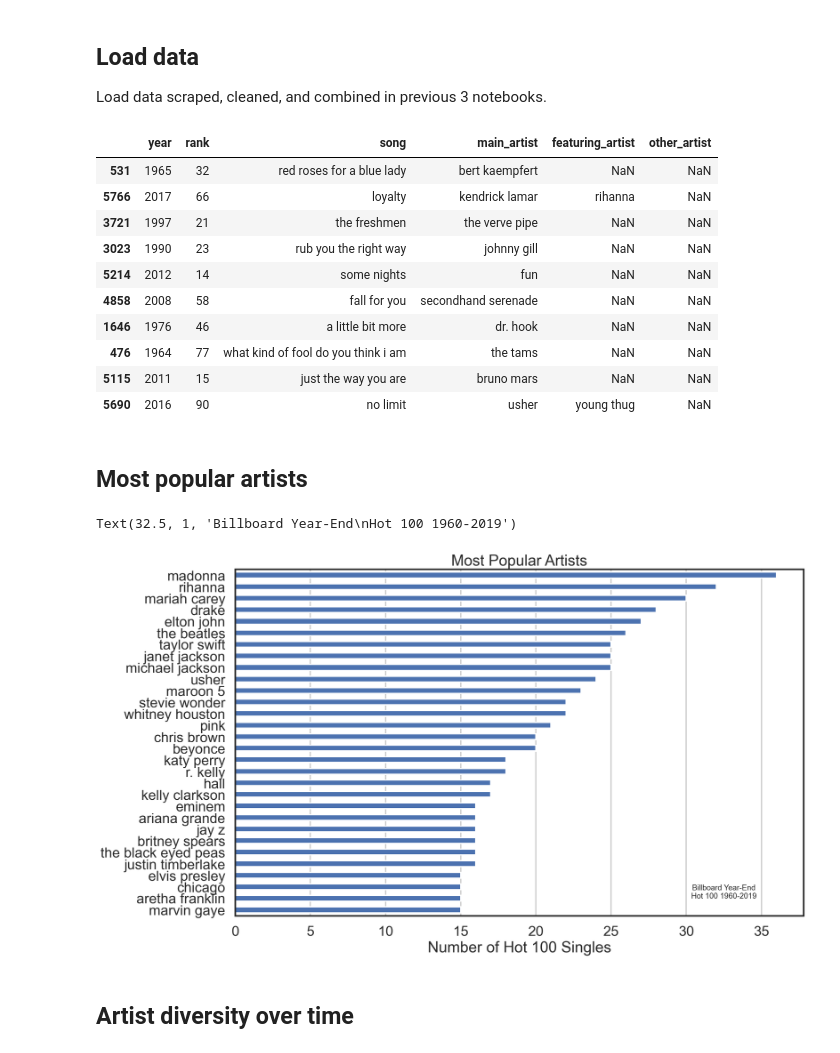
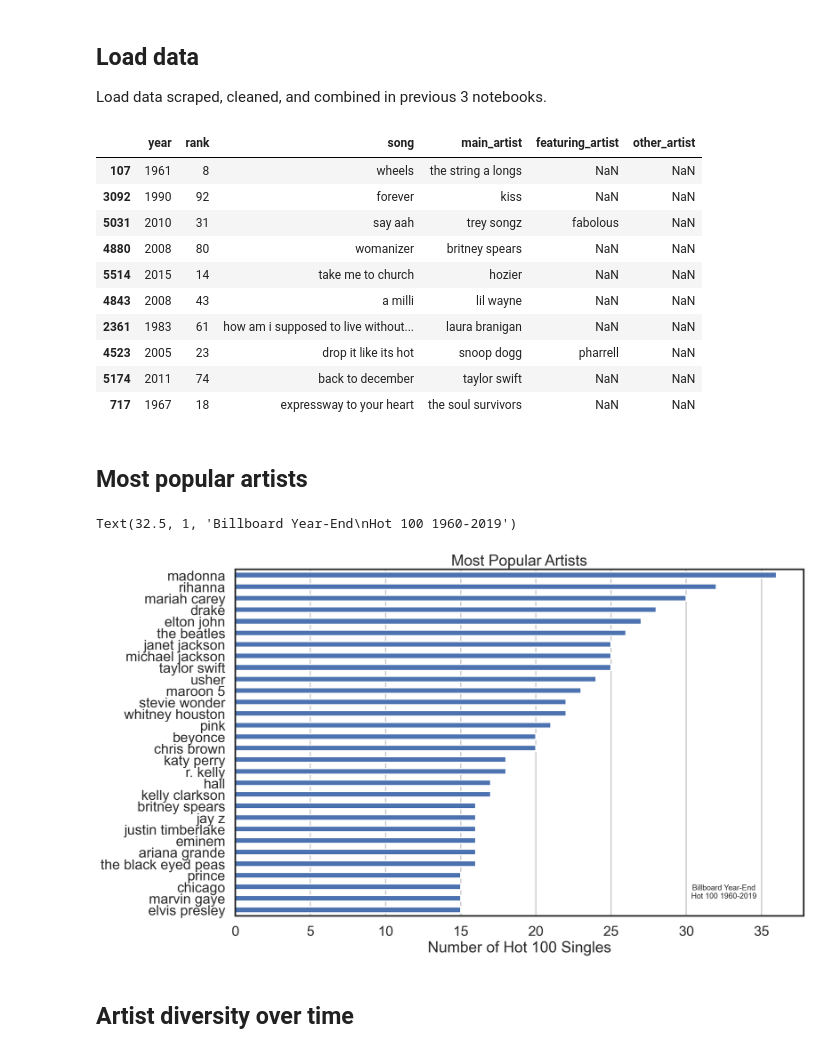
Before and after one commit to shaleenb/music-analysis, a Jupyter notebook: notebooks/01-analysis-billboard.ipynb, the cells around one changed output. Drawn from its saved outputs; the diff is of its cells as text; code cells hidden in the pictures.

```diff
--- a/notebooks/01-analysis-billboard.ipynb
+++ b/notebooks/01-analysis-billboard.ipynb
@@ -22,20 +22,20 @@ rcParams['font.sans-serif'] = 'arial'
 ## Load data
 Load data scraped, cleaned, and combined in previous 3 notebooks.
 # %%
-df_billboard = pd.read_csv('../src/data/billboard_preprocessed.csv')
+df_billboard = pd.read_csv('../data/processed/billboard.csv')
 df_billboard.sample(10)
 # %% [output]
 |  | year | rank | song | main_artist | featuring_artist | other_artist |
-| 531 | 1965 | 32 | red roses for a blue lady | bert kaempfert | NaN | NaN |
-| 5766 | 2017 | 66 | loyalty | kendrick lamar | rihanna | NaN |
-| 3721 | 1997 | 21 | the freshmen | the verve pipe | NaN | NaN |
-| 3023 | 1990 | 23 | rub you the right way | johnny gill | NaN | NaN |
-| 5214 | 2012 | 14 | some nights | fun | NaN | NaN |
-| 4858 | 2008 | 58 | fall for you | secondhand serenade | NaN | NaN |
-| 1646 | 1976 | 46 | a little bit more | dr. hook | NaN | NaN |
-| 476 | 1964 | 77 | what kind of fool do you think i am | the tams | NaN | NaN |
-| 5115 | 2011 | 15 | just the way you are | bruno mars | NaN | NaN |
-| 5690 | 2016 | 90 | no limit | usher | young thug | NaN |
+| 107 | 1961 | 8 | wheels | the string a longs | NaN | NaN |
+| 3092 | 1990 | 92 | forever | kiss | NaN | NaN |
+| 5031 | 2010 | 31 | say aah | trey songz | fabolous | NaN |
+| 4880 | 2008 | 80 | womanizer | britney spears | NaN | NaN |
+| 5514 | 2015 | 14 | take me to church | hozier | NaN | NaN |
+| 4843 | 2008 | 43 | a milli | lil wayne | NaN | NaN |
+| 2361 | 1983 | 61 | how am i supposed to live without... | laura branigan | NaN | NaN |
+| 4523 | 2005 | 23 | drop it like its hot | snoop dogg | pharrell | NaN |
+| 5174 | 2011 | 74 | back to december | taylor swift | NaN | NaN |
+| 717 | 1967 | 18 | expressway to your heart | the soul survivors | NaN | NaN |
 # %% [markdown]
 ## Most popular artists
 # %%
@@ -46,7 +46,7 @@ ax.set_title('Most Popular Artists', fontsize=24)
 ax.annotate('Billboard Year-End\nHot 100 1960-2019', xy=(32.5,1), fontsize=12, ha='center')
 # %% [output]
 Text(32.5, 1, 'Billboard Year-End\nHot 100 1960-2019')
-[figure, old version]
+[figure, new version]
 # %% [markdown]
 ## Artist diversity over time
 # %%
```
Also changed, not shown: parts of 2 cells of this notebook.
